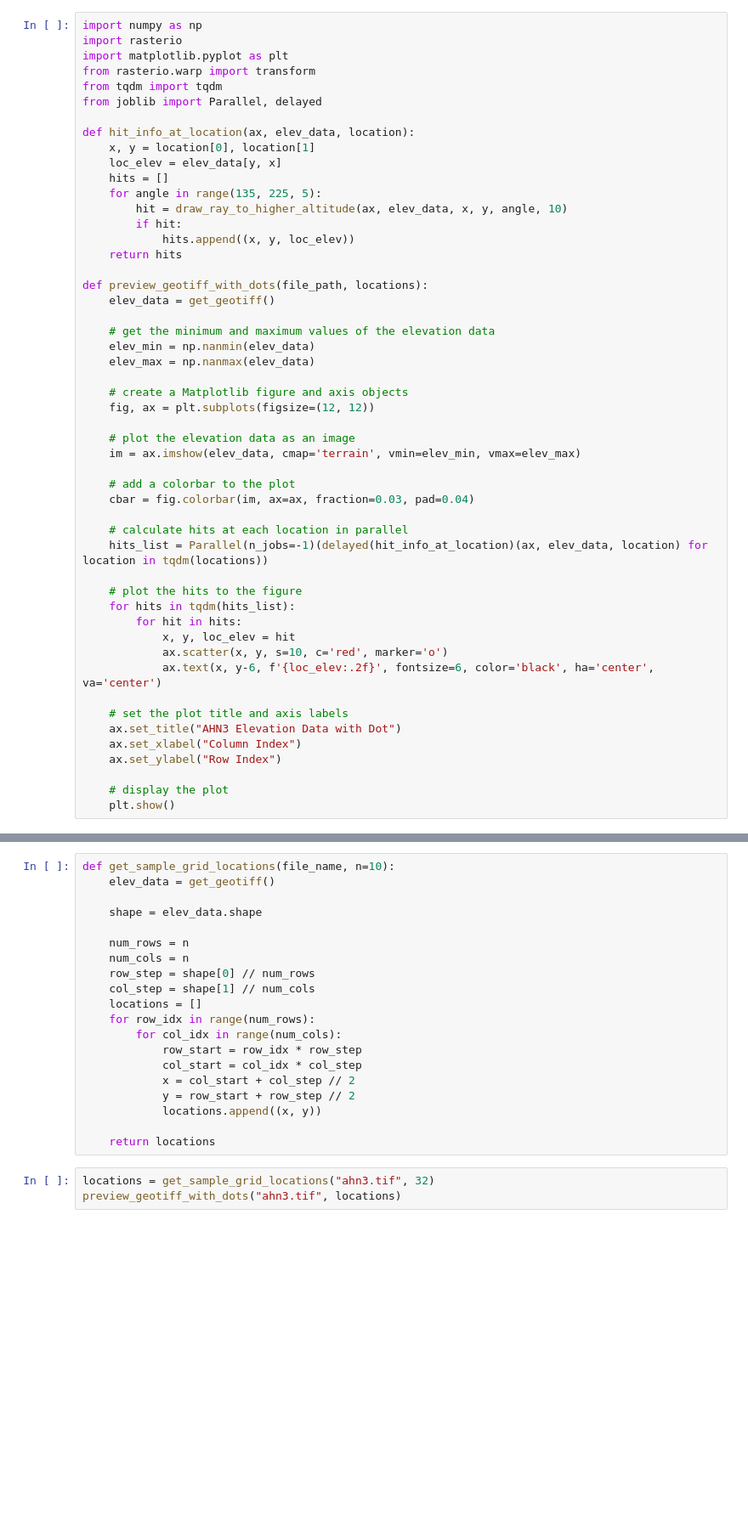
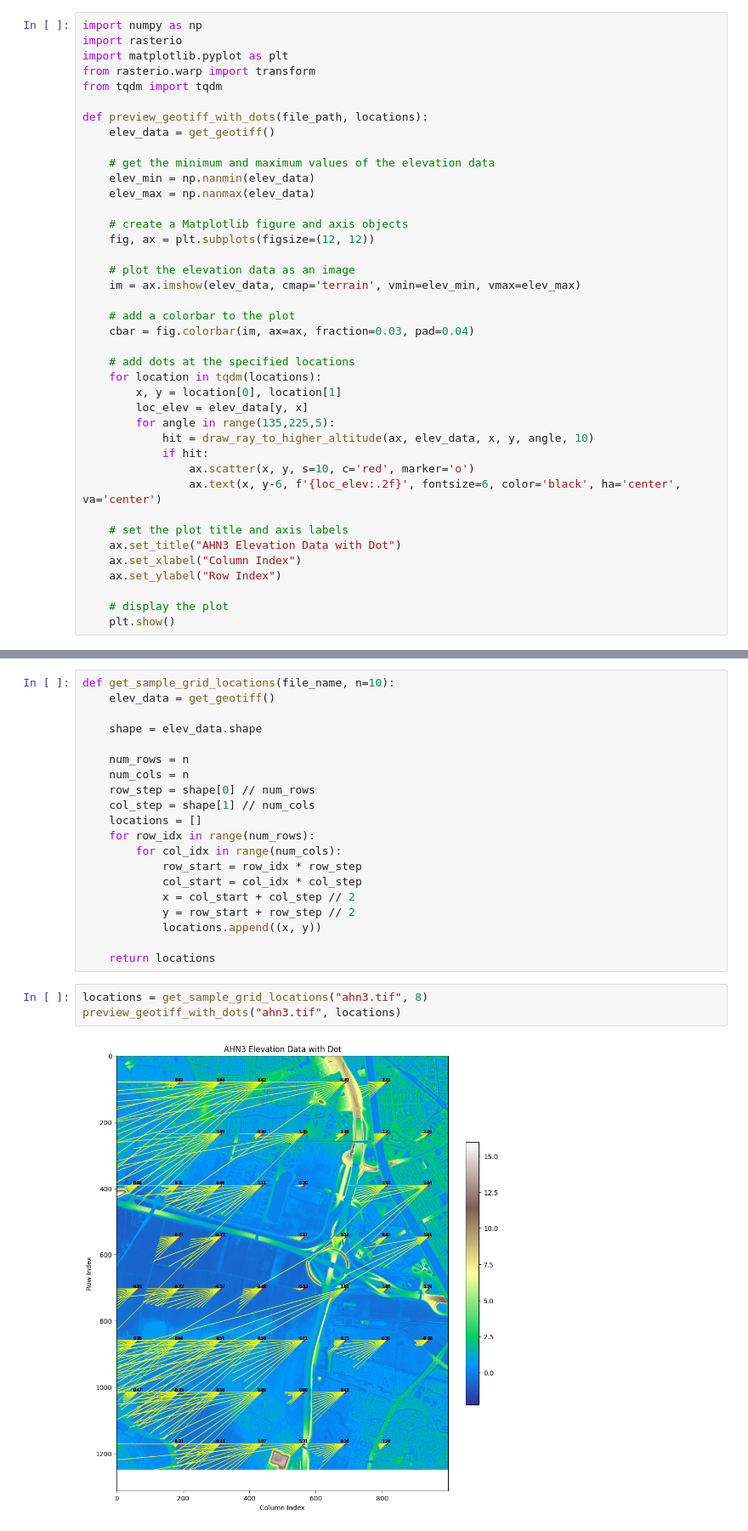
Before and after one commit to Simon-Dirks/sunsets, a Jupyter notebook: main.ipynb, the cells around one changed output, grey strips where cells are left out. Shown at 85% size. Saved outputs shown, nothing was run; the diff lists cells and outputs as text; blank space fills up the shorter version.

```diff
--- a/main.ipynb
+++ b/main.ipynb
@@ -22,17 +22,6 @@ import rasterio
 import matplotlib.pyplot as plt
 from rasterio.warp import transform
 from tqdm import tqdm
-from joblib import Parallel, delayed
-
-def hit_info_at_location(ax, elev_data, location):
-    x, y = location[0], location[1]
-    loc_elev = elev_data[y, x]
-    hits = []
-    for angle in range(135, 225, 5):
-        hit = draw_ray_to_higher_altitude(ax, elev_data, x, y, angle, 10)
-        if hit:
-            hits.append((x, y, loc_elev))
-    return hits
 
 def preview_geotiff_with_dots(file_path, locations):
     elev_data = get_geotiff()
@@ -50,15 +39,15 @@ def preview_geotiff_with_dots(file_path, locations):
     # add a colorbar to the plot
     cbar = fig.colorbar(im, ax=ax, fraction=0.03, pad=0.04)
 
-    # calculate hits at each location in parallel
-    hits_list = Parallel(n_jobs=-1)(delayed(hit_info_at_location)(ax, elev_data, location) for location in tqdm(locations))
-
-    # plot the hits to the figure
-    for hits in tqdm(hits_list):
-        for hit in hits:
-            x, y, loc_elev = hit
-            ax.scatter(x, y, s=10, c='red', marker='o')
-            ax.text(x, y-6, f'{loc_elev:.2f}', fontsize=6, color='black', ha='center', va='center')
+    # add dots at the specified locations
+    for location in tqdm(locations):
+        x, y = location[0], location[1]
+        loc_elev = elev_data[y, x]
+        for angle in range(135,225,5):
+            hit = draw_ray_to_higher_altitude(ax, elev_data, x, y, angle, 10)
+            if hit:
+                ax.scatter(x, y, s=10, c='red', marker='o')
+                ax.text(x, y-6, f'{loc_elev:.2f}', fontsize=6, color='black', ha='center', va='center')
 
     # set the plot title and axis labels
     ax.set_title("AHN3 Elevation Data with Dot")
@@ -141,5 +130,7 @@ def get_sample_grid_locations(file_name, n=10):
 
     return locations
 # %%
-locations = get_sample_grid_locations("ahn3.tif", 32)
+locations = get_sample_grid_locations("ahn3.tif", 8)
 preview_geotiff_with_dots("ahn3.tif", locations)
+# %% [output]
+[figure, added]
```
